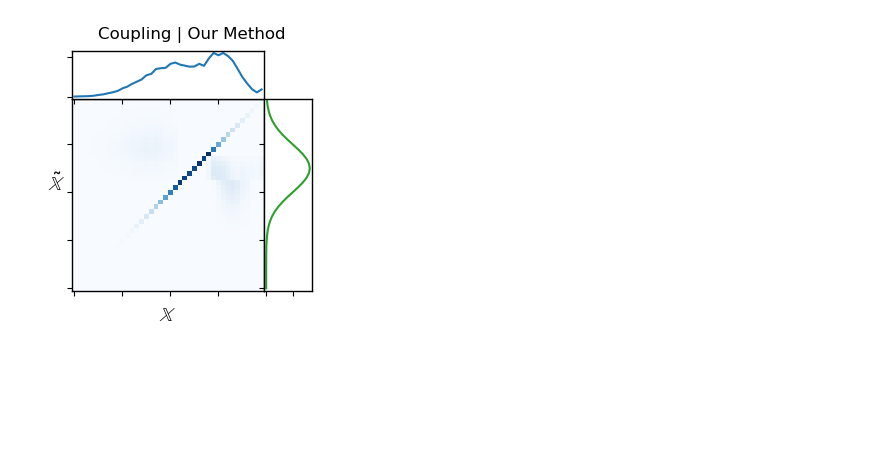
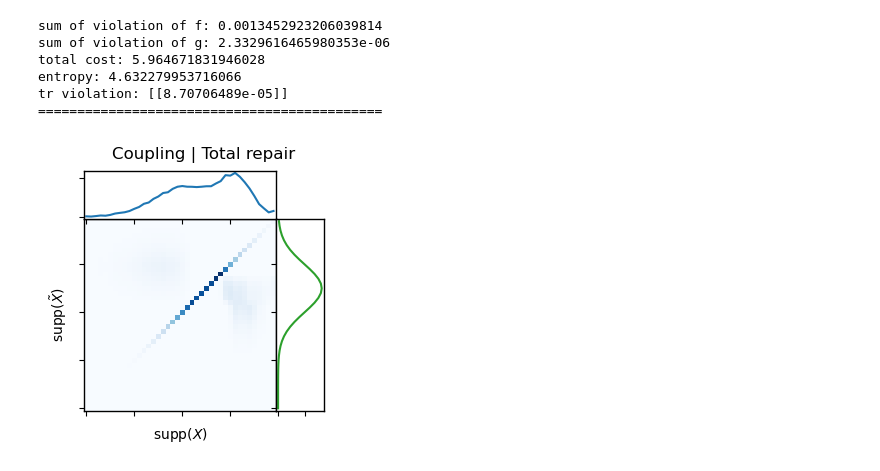
Before and after one commit to Quan-Zhou/OT_Debiasing, a Jupyter notebook: Dykstra_fromsamples.ipynb, the cells around one changed output. Saved outputs shown, nothing was run; the diff lists cells and outputs as text; code cells hidden in the pictures; blank space fills up the shorter version.

```diff
--- a/Dykstra_fromsamples.ipynb
+++ b/Dykstra_fromsamples.ipynb
@@ -48,8 +48,7 @@ def Gaussian_pdf(x,name,para):
     sigma=para[name+'_sd']
     return math.exp(((x-mu)/sigma)**2*(-1/2))/(sigma*math.sqrt(2*math.pi))
 
-def empirical_distribution(sub,dist):
-    bin=dist['bin']
+def empirical_distribution(sub,bin):
     distrition=np.zeros(bin)
     for i in range(bin):
         subset=sub[sub['X']==i] #bin_value=x_range[i] #sub[(sub['X']>=bin_value)&(sub['X']<bin_value+width)]
@@ -59,6 +58,13 @@ def empirical_distribution(sub,dist):
         return distrition/sum(distrition)
     else:
         return distrition
+
+def rdata_analysis(rdata,bin):
+    rdist=dict()
+    rdist['x']=empirical_distribution(rdata,bin)
+    rdist['x_0']=empirical_distribution(rdata[rdata['S']=='0'],bin)
+    rdist['x_1']=empirical_distribution(rdata[rdata['S']=='1'],bin)
+    return rdist
 
 def data_generation(num,para):
     df=pd.DataFrame(columns=['X', 'S'])
@@ -115,8 +121,8 @@ def plots(x_range,g,f,output):
     # Create the Axes.
     ax = fig.add_subplot(gs[1, 0])
     ax.pcolormesh(x_range, x_range, output, cmap='Blues')
-    ax.set_xlabel(r'$\mathbb{X}$',fontsize=14)
-    ax.set_ylabel(r'$\tilde{\mathbb{X}}$',rotation='horizontal',fontsize=14)
+    ax.set_xlabel(r'supp($X$)',fontsize=10)
+    ax.set_ylabel(r'supp($\tilde{X}$)',fontsize=10)#
     ax.set_xticklabels([])
     ax.set_yticklabels([])
     ax_histx = fig.add_subplot(gs[0, 0], sharex=ax)
@@ -411,6 +509,12 @@ plt.savefig('C:/Users/zhouq/Downloads/coupling_base.pdf',bbox_inches = 'tight')
 # %%
-fig=plots(x_range,dist['x'],dist['t_x'],gamma_dict[len(gamma_dict)-1].T.A1.reshape((bin,bin)))
-fig.suptitle('Coupling | Our Method')
-plt.savefig('C:/Users/zhouq/Downloads/coupling_our.pdf',bbox_inches = 'tight')
+fig=plots(x_range,dist['x'],dist['t_x'],total_repair(C,e,px,ptx,V,200)[600].T.A1.reshape((bin,bin)))
+fig.suptitle('Coupling | Total repair')
+plt.savefig('C:/Users/zhouq/Downloads/coupling_total.pdf',bbox_inches = 'tight')
 # %% [output]
+sum of violation of f: 0.0013452923206039814
+sum of violation of g: 2.3329616465980353e-06
+total cost: 5.964671831946028
+entropy: 4.632279953716066
+tr violation: [[8.70706489e-05]]
+============================================
-[figure, old version]
+[figure, new version]
```
Also changed, not shown: parts of 12 cells of this notebook.
